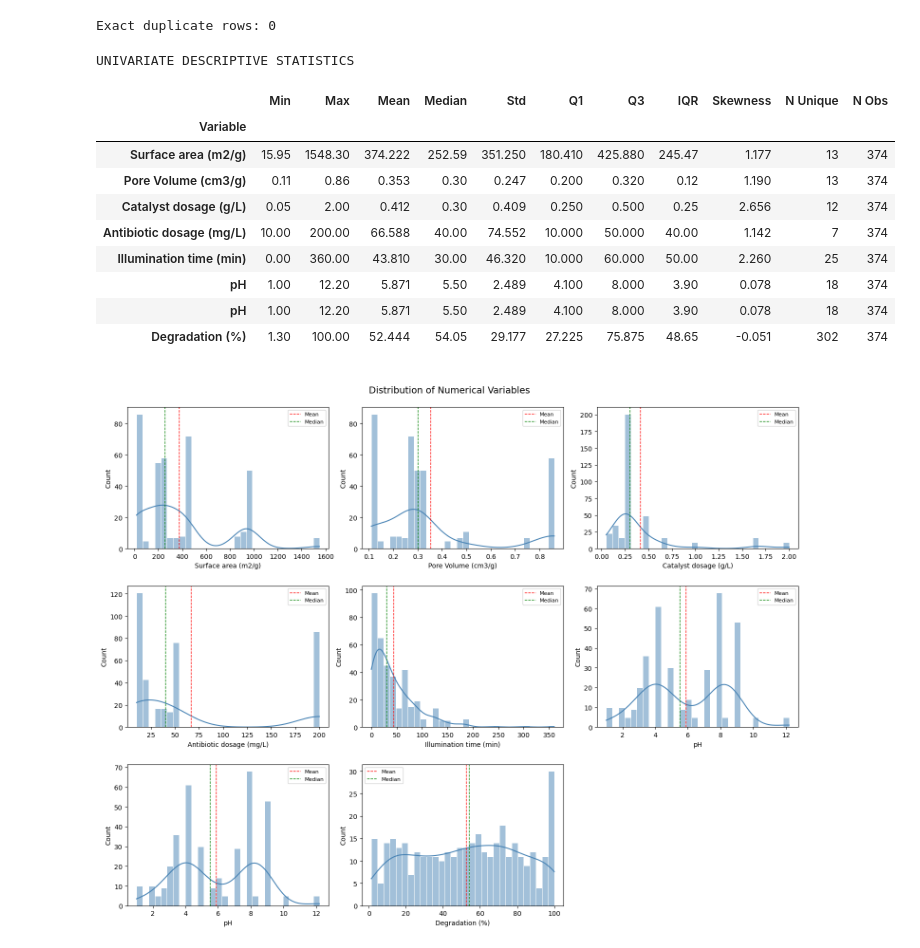
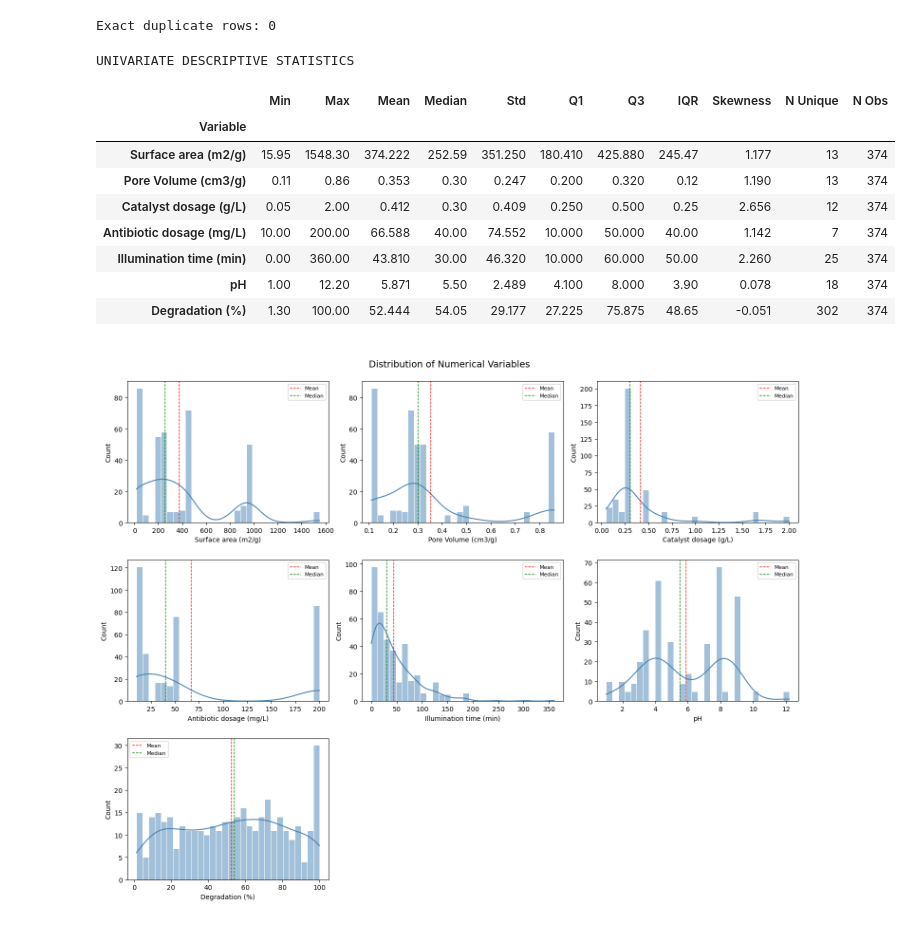
Before and after one commit to Reza-Zng/TC-degradation-by-MOFs, a Jupyter notebook: src/Model01.ipynb, the cells around one changed output. Saved outputs shown, nothing was run; the diff lists cells and outputs as text; code cells hidden in the pictures.

```diff
--- a/src/Model01.ipynb
+++ b/src/Model01.ipynb
@@ -78,7 +79,6 @@ NUMERIC_COLS = [
     "Catalyst dosage (g/L)",
     "Antibiotic dosage (mg/L)",
     "Illumination time (min)",
-    "pH",
     "pH",
     TARGET_COL,
 ]
@@ -133,32 +133,31 @@ def plot_univariate_distributions(
         ax.set_xlabel(col)
         ax.legend(fontsize=8)
 
     # Hide any unused subplots
     for ax in axes[n:]:
         ax.axis("off")
 
     fig.suptitle("\nDistribution of Numerical Variables", fontsize=14)
     plt.tight_layout()
     plt.show()
 
 
 # Execute Phase
 univariate_stats = compute_univariate_stats(df, NUMERIC_COLS)
 print("UNIVARIATE DESCRIPTIVE STATISTICS")
 display(univariate_stats)
 
 # Distribution plots
 plot_univariate_distributions(df, NUMERIC_COLS, bins=30, ncols=3)
 # %% [output]
 UNIVARIATE DESCRIPTIVE STATISTICS
 |  | Min | Max | Mean | Median | Std | Q1 | Q3 | IQR | Skewness | N Unique | N Obs |
 | Variable |  |  |  |  |  |  |  |  |  |  |  |
 | Surface area (m2/g) | 15.95 | 1548.30 | 374.222 | 252.59 | 351.250 | 180.410 | 425.880 | 245.47 | 1.177 | 13 | 374 |
 | Pore Volume (cm3/g) | 0.11 | 0.86 | 0.353 | 0.30 | 0.247 | 0.200 | 0.320 | 0.12 | 1.190 | 13 | 374 |
 | Catalyst dosage (g/L) | 0.05 | 2.00 | 0.412 | 0.30 | 0.409 | 0.250 | 0.500 | 0.25 | 2.656 | 12 | 374 |
 | Antibiotic dosage (mg/L) | 10.00 | 200.00 | 66.588 | 40.00 | 74.552 | 10.000 | 50.000 | 40.00 | 1.142 | 7 | 374 |
 | Illumination time (min) | 0.00 | 360.00 | 43.810 | 30.00 | 46.320 | 10.000 | 60.000 | 50.00 | 2.260 | 25 | 374 |
 | pH | 1.00 | 12.20 | 5.871 | 5.50 | 2.489 | 4.100 | 8.000 | 3.90 | 0.078 | 18 | 374 |
-| pH | 1.00 | 12.20 | 5.871 | 5.50 | 2.489 | 4.100 | 8.000 | 3.90 | 0.078 | 18 | 374 |
 | Degradation (%) | 1.30 | 100.00 | 52.444 | 54.05 | 29.177 | 27.225 | 75.875 | 48.65 | -0.051 | 302 | 374 |
-[figure, old version]
+[figure, new version]
```
Also changed, not shown: parts of 7 cells of this notebook, 1 other file.
